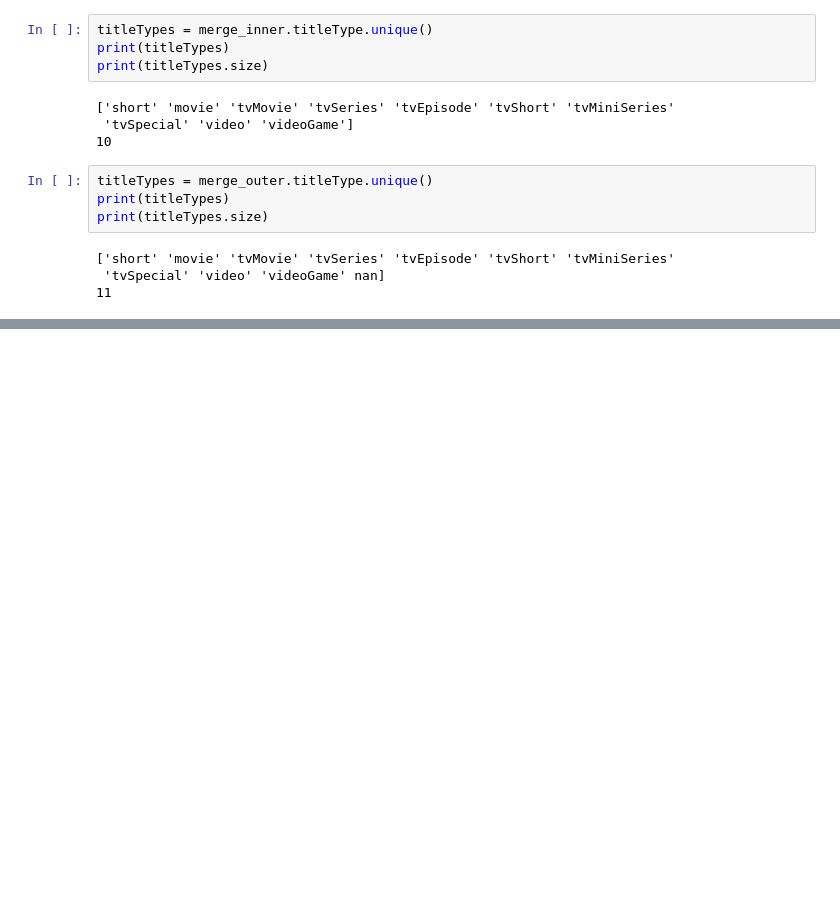
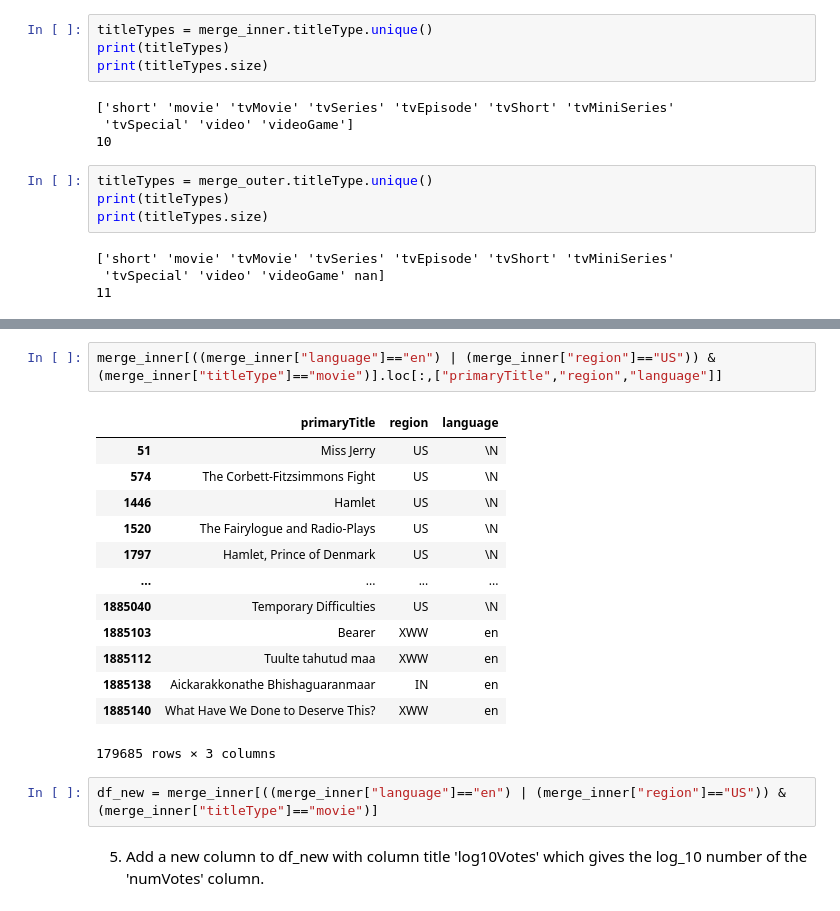
Before and after one commit to tejlibre/Pre-DSI, a Jupyter notebook: DSI_Notebook.ipynb, the cells around one changed output, grey strips where cells are left out. Saved outputs shown, nothing was run; the diff lists cells and outputs as text; blank space fills up the shorter version.

```diff
--- a/DSI_Notebook.ipynb
+++ b/DSI_Notebook.ipynb
@@ -227,0 +283,20 @@ print(titleTypes.size)
+# %%
+merge_inner[((merge_inner["language"]=="en") | (merge_inner["region"]=="US")) & (merge_inner["titleType"]=="movie")].loc[:,["primaryTitle","region","language"]]
+# %% [output]
+|  | primaryTitle | region | language |
+| 51 | Miss Jerry | US | \N |
+| 574 | The Corbett-Fitzsimmons Fight | US | \N |
+| 1446 | Hamlet | US | \N |
+| 1520 | The Fairylogue and Radio-Plays | US | \N |
+| 1797 | Hamlet, Prince of Denmark | US | \N |
+| ... | ... | ... | ... |
+| 1885040 | Temporary Difficulties | US | \N |
+| 1885103 | Bearer | XWW | en |
+| 1885112 | Tuulte tahutud maa | XWW | en |
+| 1885138 | Aickarakkonathe Bhishaguaranmaar | IN | en |
+| 1885140 | What Have We Done to Deserve This? | XWW | en |
+179685 rows × 3 columns
+# %%
+df_new = merge_inner[((merge_inner["language"]=="en") | (merge_inner["region"]=="US")) & (merge_inner["titleType"]=="movie")]
+# %% [markdown]
+5. Add a new column to df_new with column title 'log10Votes' which gives the log_10 number of the 'numVotes' column.
```
Also changed, not shown: parts of 15 cells of this notebook.
